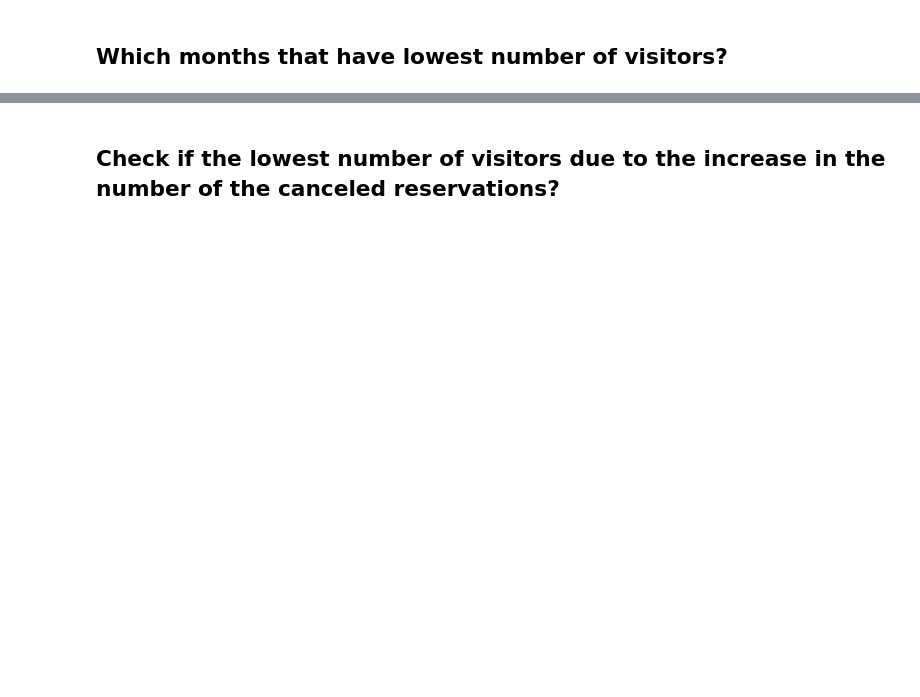
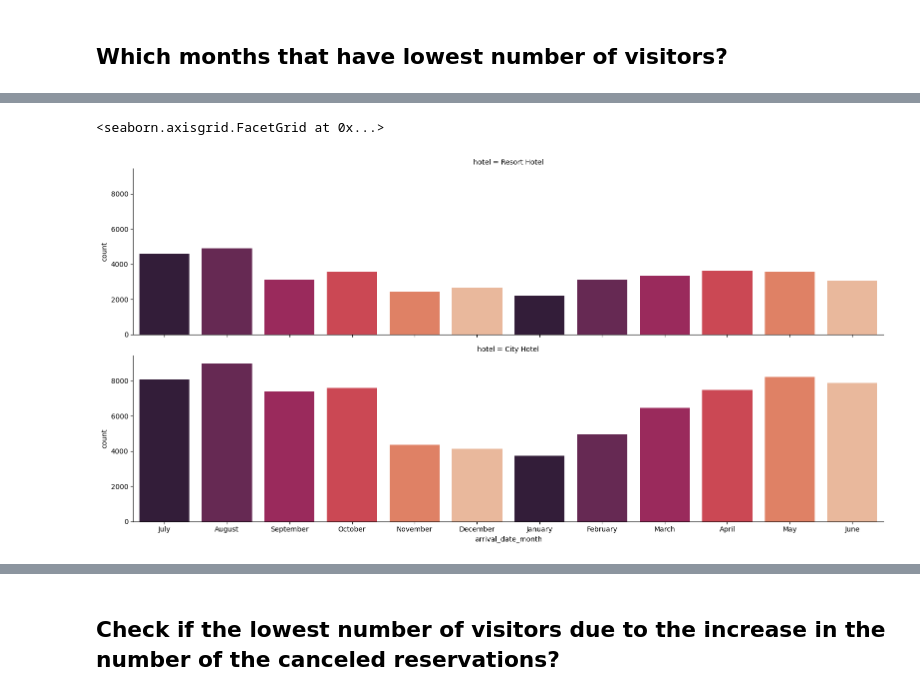
Before and after one commit to Tuwaiq-Data-Science-Bootcamp-V3/PCA-Lab1, a Jupyter notebook: CV_Assignment.ipynb, the cells around one changed output, grey strips where cells are left out. Cells and saved outputs as stored; diff of their text form; code cells hidden in the pictures; blank space fills up the shorter version.

```diff
--- a/CV_Assignment.ipynb
+++ b/CV_Assignment.ipynb
@@ -127,0 +158,6 @@ df.describe(include='object')
+# %%
+Colors1 = sns.color_palette("rocket")
+sns.catplot(data=df, x='arrival_date_month', row='hotel', kind='count', height=4,aspect=4 ,palette=Colors1)
+# %% [output]
+<seaborn.axisgrid.FacetGrid at 0x...>
+[figure, added]
```
Also changed, not shown: parts of 35 cells of this notebook.
